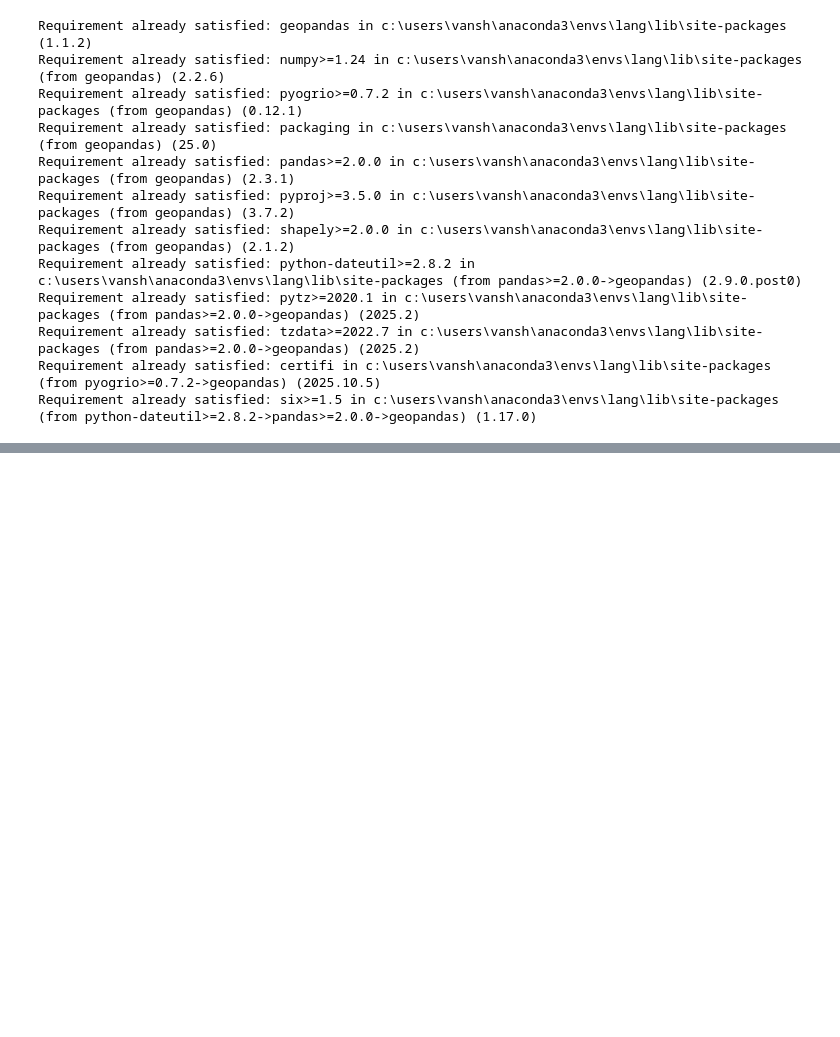
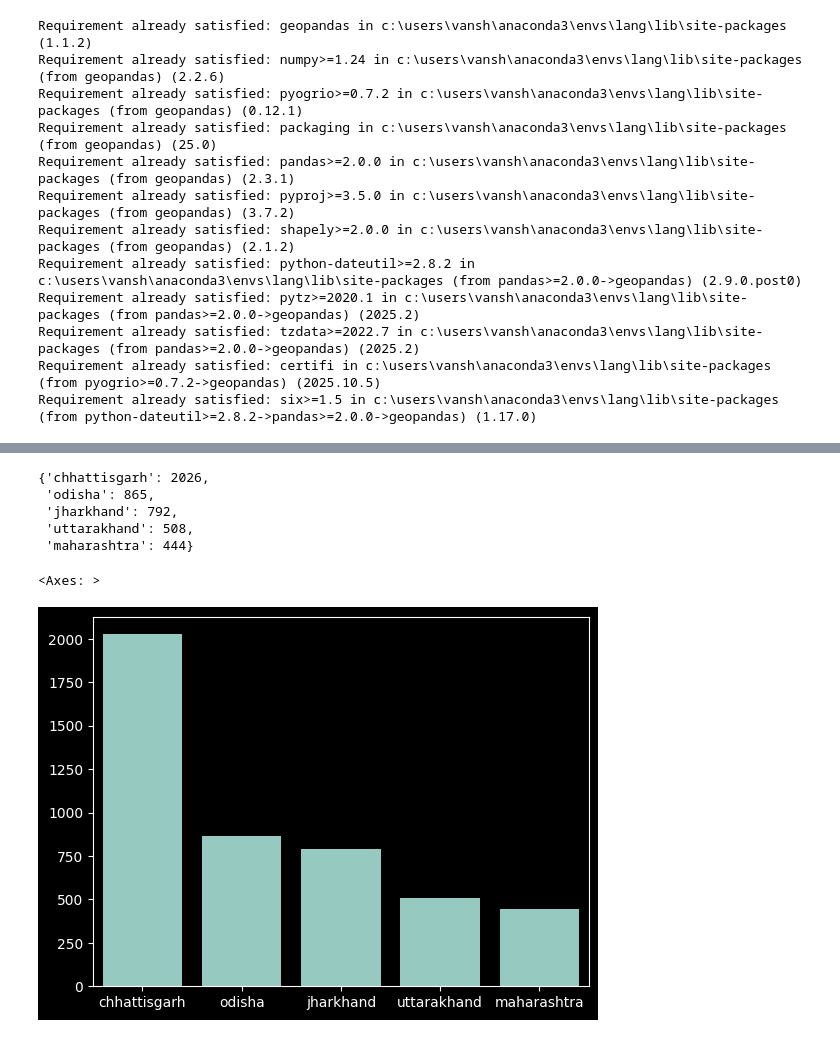
Before and after one commit to VashuTheGreat/Kryptonite-Hackathon-python, a Jupyter notebook: temp.ipynb, the cells around one changed output, grey strips where cells are left out. Saved outputs shown, nothing was run; the diff lists cells and outputs as text; code cells hidden in the pictures; blank space fills up the shorter version.

```diff
--- a/temp.ipynb
+++ b/temp.ipynb
@@ -275,0 +548,3 @@ m
+# %%
+d=p.groupby('state')['count'].sum().to_dict()
+d
@@ -275,0 +569,15 @@ m
+# %%
+d=dict(sorted(d.items(),key=lambda x:x[1],reverse=True)[:5])
+# %%
+d
+# %% [output]
+{'chhattisgarh': 2026,
+ 'odisha': 865,
+ 'jharkhand': 792,
+ 'uttarakhand': 508,
+ 'maharashtra': 444}
+# %%
+sns.barplot(d)
+# %% [output]
+<Axes: >
+[figure, added]
```
Also changed, not shown: parts of 34 cells of this notebook, 2 other files.
